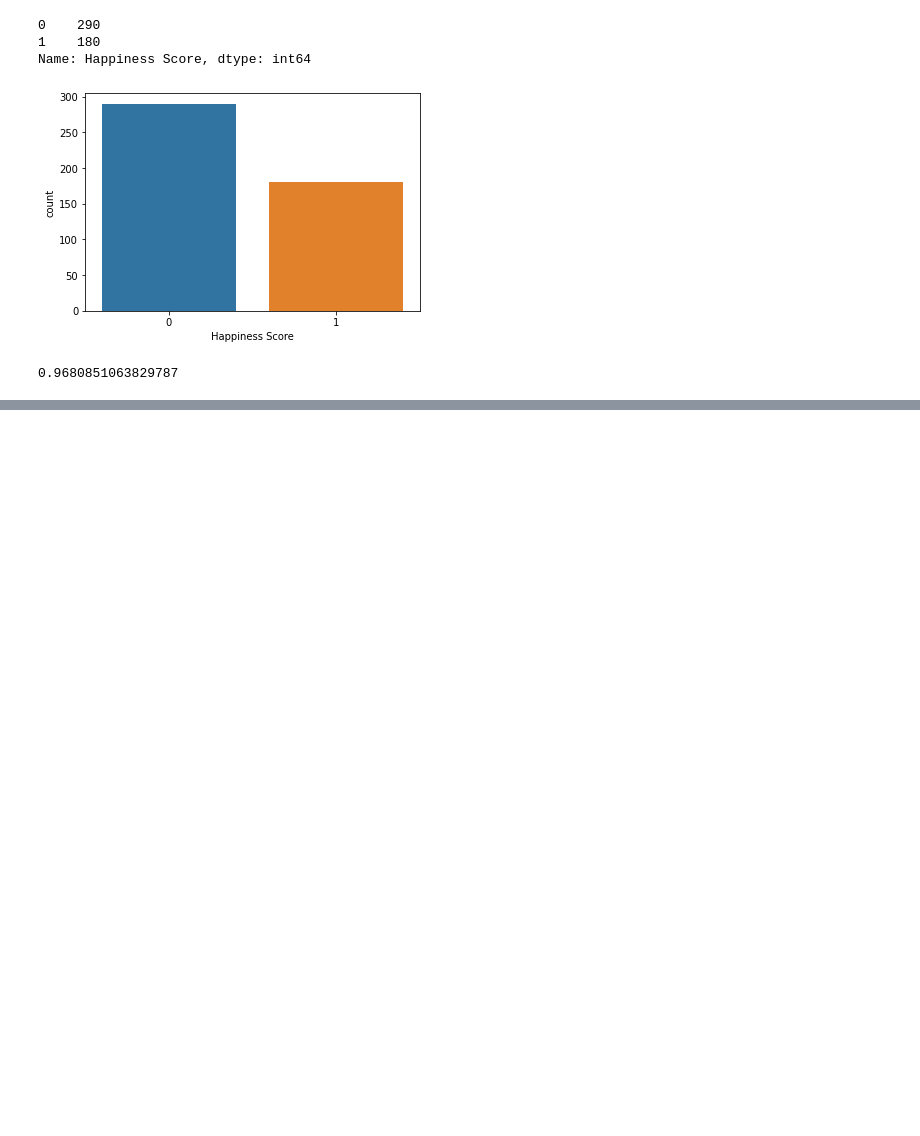
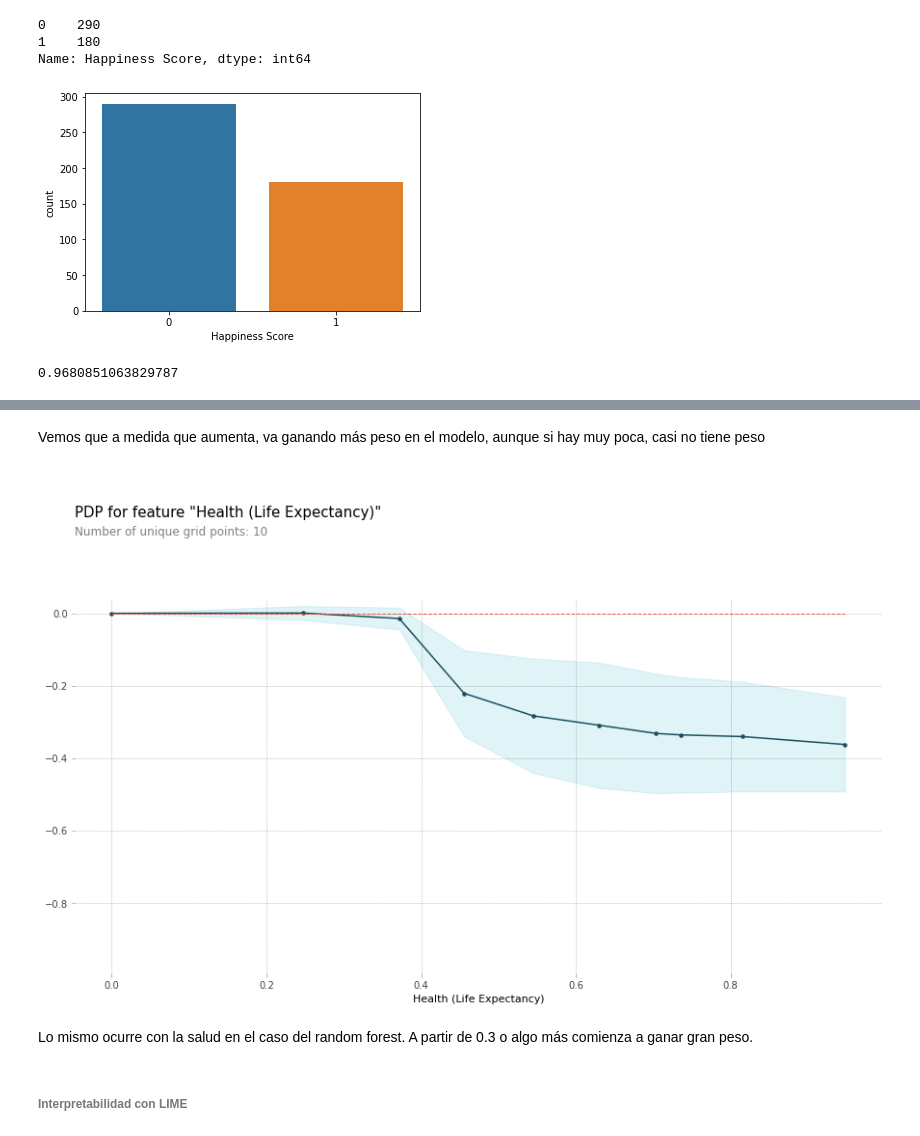
Before and after one commit to fortiz98/TrabajoAAII, a Jupyter notebook: TrabajoFelicidad.ipynb, the cells around one changed output, grey strips where cells are left out. Cells and saved outputs as stored; diff of their text form; code cells hidden in the pictures; blank space fills up the shorter version.

```diff
--- a/TrabajoFelicidad.ipynb
+++ b/TrabajoFelicidad.ipynb
@@ -2172,0 +2436,16 @@ print(accuracy_score(y_test, y_pred))
+# %% [markdown]
+Vemos que a medida que aumenta, va ganando más peso en el modelo, aunque si hay muy poca, casi no tiene peso
+# %%
+
+# Creamos los datos que dibujaremos
+pdp_model = pdp.pdp_isolate(model=RF_model, dataset=X_test, model_features=feature_names, feature='Health (Life Expectancy)')
+
+# los dibujamos
+pdp.pdp_plot(pdp_model, 'Health (Life Expectancy)')
+plt.show()
+# %% [output]
+[figure, added]
+# %% [markdown]
+Lo mismo ocurre con la salud en el caso del random forest. A partir de 0.3 o algo más comienza a ganar gran peso.
+# %% [markdown]
+###### **Interpretabilidad con LIME**
```
Also changed, not shown: parts of 61 cells of this notebook.
